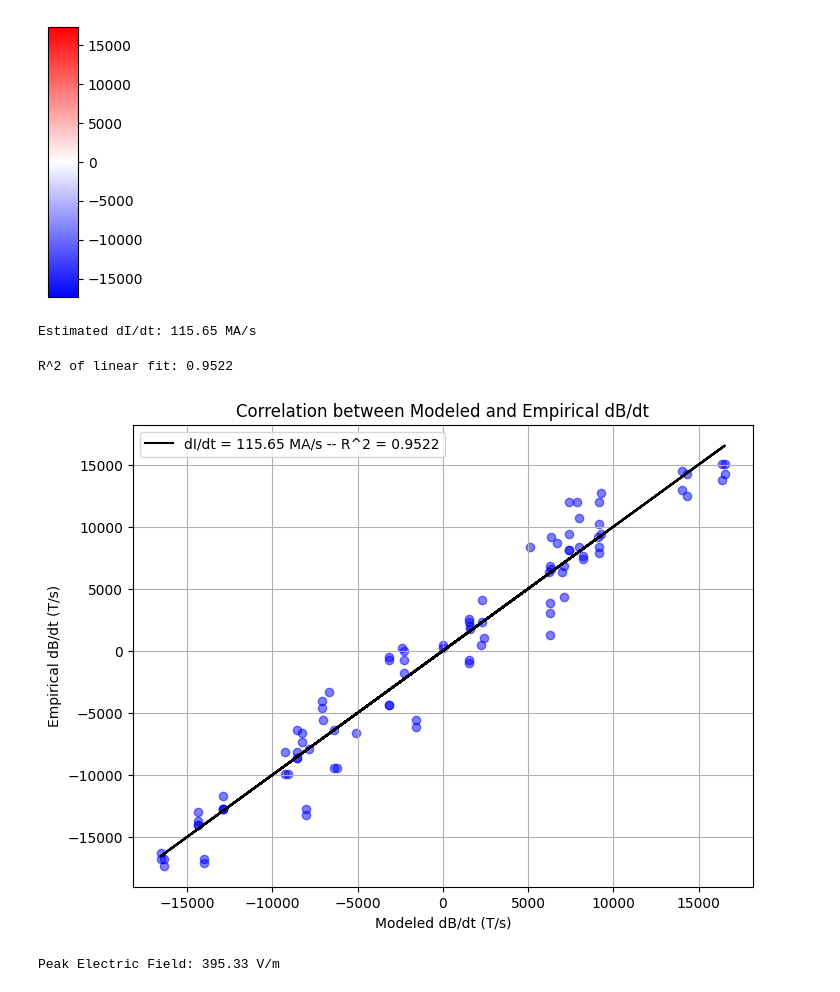
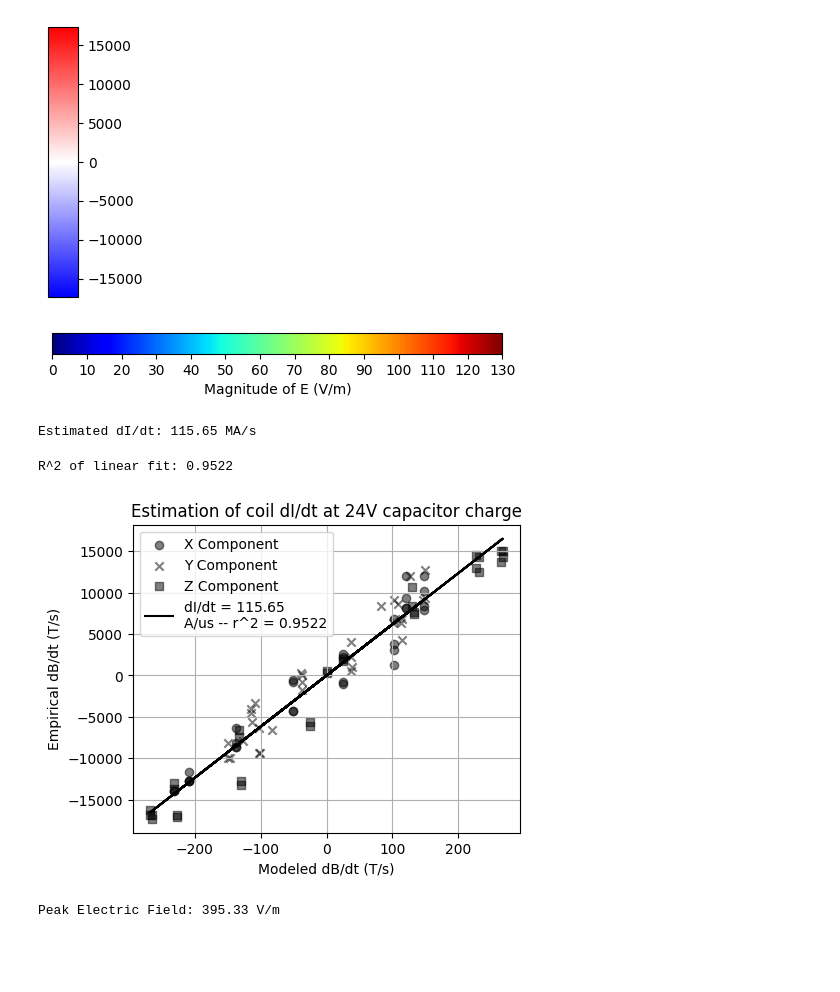
Before and after one commit to mLapatrie/TMS, a Jupyter notebook: data_processing/plot_Efield_map.ipynb, the cells around one changed output. Drawn from its saved outputs; the diff is of its cells as text; code cells hidden in the pictures; blank space fills up the shorter version.

```diff
--- a/data_processing/plot_Efield_map.ipynb
+++ b/data_processing/plot_Efield_map.ipynb
@@ -15,10 +15,13 @@ user_local_dir = "/home/maxence/dev/hardware/TMS/data_processing" # Change this
 
 components = ["x", "y", "z"]
 
+trial_per_component = 1
+capacitor_voltage = "1500"
+
 # Data directory
 rows = ["A", "B", "C", "D", "E", "F", "G", "H"]
 data_folder_dir = os.path.join(user_local_dir, f"waveforms")
-data_file_paths = [os.path.join(data_folder_dir, f"{component}_component_1500V_kapton/waveform_{r}{c}_{i}.csv") for component in components for r in rows for c in range(1, 16) for i in range(1, 2)]
+data_file_paths = [os.path.join(data_folder_dir, f"{component}_component_{capacitor_voltage}V_kapton/waveform_{r}{c}_{i}.csv") for component in components for r in rows for c in range(1, 16) for i in range(1, trial_per_component + 1)]
 print(data_file_paths)
 print(f"Data file paths: {data_file_paths}")
 
@@ -84,7 +87,7 @@ for i in range(len(data_csv)):
         max_voltages.append(max_voltage)
 
 
-max_voltages = np.array(max_voltages).reshape(3, 8, 15, 1)
+max_voltages = np.array(max_voltages).reshape(3, 8, 15, trial_per_component)
 print(max_voltages[0, 0, 13])
 max_voltages_mean = max_voltages.mean(axis=3)
 print(max_voltages_mean[0, 0, 13])
@@ -367,8 +370,8 @@ grid_z = np.full_like(grid_x, -0.015)
 # Flatten grid into a list of [x, y, z] coordinates
 target_pts = np.column_stack((grid_x.ravel(), grid_y.ravel(), grid_z.ravel()))
 
-# Compute field. #175.94 MA/s calculated at 1470V
-di_dt_initial_guess = 115.65e6 # 1.5 MA/s for TMS pulse
+# Compute field. #115.65 MA/s calculated at 1470V
+di_dt_initial_guess = 1.87e6 # 1.5 MA/s for TMS pulse
 dB_dt_values = compute_dB_dt(starts, ends, target_pts, dI_dt=di_dt_initial_guess)
 
 # Extract components
@@ -477,6 +480,20 @@ cbar = fig.colorbar(mappable, cax=cax, orientation='vertical')
 plt.show()
 # %% [output]
 [figure]
+# %%
+# Create horizontal colorbar for the last plot
+fig = plt.figure(figsize=(5, 0.3))
+norm = Normalize(vmin=0, vmax=130)
+# Make sure extremums are displayed in the colorbar ticks
+mappable = ScalarMappable(norm=norm, cmap='jet')
+mappable.set_array([])
+cax = fig.add_axes([0.05, 0.15, 0.9, 0.7])
+cbar = fig.colorbar(mappable, cax=cax, orientation='horizontal')
+cbar.set_ticks(np.arange(0, 131, 10))
+cbar.set_label('Magnitude of E (V/m)')
+plt.show()
+# %% [output]
+[figure, added]
 # %%
 
 def calculate_current_derivative(emp_dB_dt, mod_dB_dt):
@@ -519,28 +536,31 @@ Estimated dI/dt: 115.65 MA/s
 # %%
 # Plot linear correlation between empirical and modeled dB/dt values
 emp_vector = dB_dt_emperical.ravel()
 mod_vector = dB_dt_model.ravel()
 
 # Keep only valid (non-NaN) entries
 valid_mask = ~np.isnan(emp_vector) & ~np.isnan(mod_vector)
 emp_vector = emp_vector[valid_mask]
 mod_vector = mod_vector[valid_mask]
 
 r2 = np.corrcoef(emp_vector, mod_vector)[0, 1] ** 2
 print(f"R^2 of linear fit: {r2:.4f}")
 
-plt.figure(figsize=(8, 6))
-plt.scatter(mod_vector, emp_vector, color="blue", alpha=0.5)
-plt.plot(mod_vector, k * mod_vector, color='black', label=f'dI/dt = {dI_dt_val*1e-6:.2f} MA/s -- R^2 = {r2:.4f}')
+plt.figure(figsize=(5, 4))
+#plt.scatter(mod_vector, emp_vector, color="blue", alpha=0.5)
+plt.scatter(mod_vector[0:30], emp_vector[0:30], color="black", marker="o", alpha=0.5, label="X Component")
+plt.scatter(mod_vector[30:62], emp_vector[30:62], color="k", marker="x", alpha=0.5, label="Y Component")
+plt.scatter(mod_vector[62:92], emp_vector[62:92], color="k", marker="s", alpha=0.5, label="Z Component")
+plt.plot(mod_vector, k * mod_vector, color='black', label=f'dI/dt = {dI_dt_val*1e-6:.2f}\nA/us -- r^2 = {r2:.4f}')
 plt.xlabel('Modeled dB/dt (T/s)')
 plt.ylabel('Empirical dB/dt (T/s)')
-plt.title('Correlation between Modeled and Empirical dB/dt')
+plt.title('Estimation of coil dI/dt at 24V capacitor charge')
 plt.legend()
 plt.grid()
 plt.show()
 # %% [output]
 R^2 of linear fit: 0.9522
-[figure, old version]
+[figure, new version]
 # %%
 def compute_total_e_field(starts, ends, dI_dt, sphere_radius=0.085, gap=0.01):
     """
```
Also changed, not shown: parts of 2 cells of this notebook.
